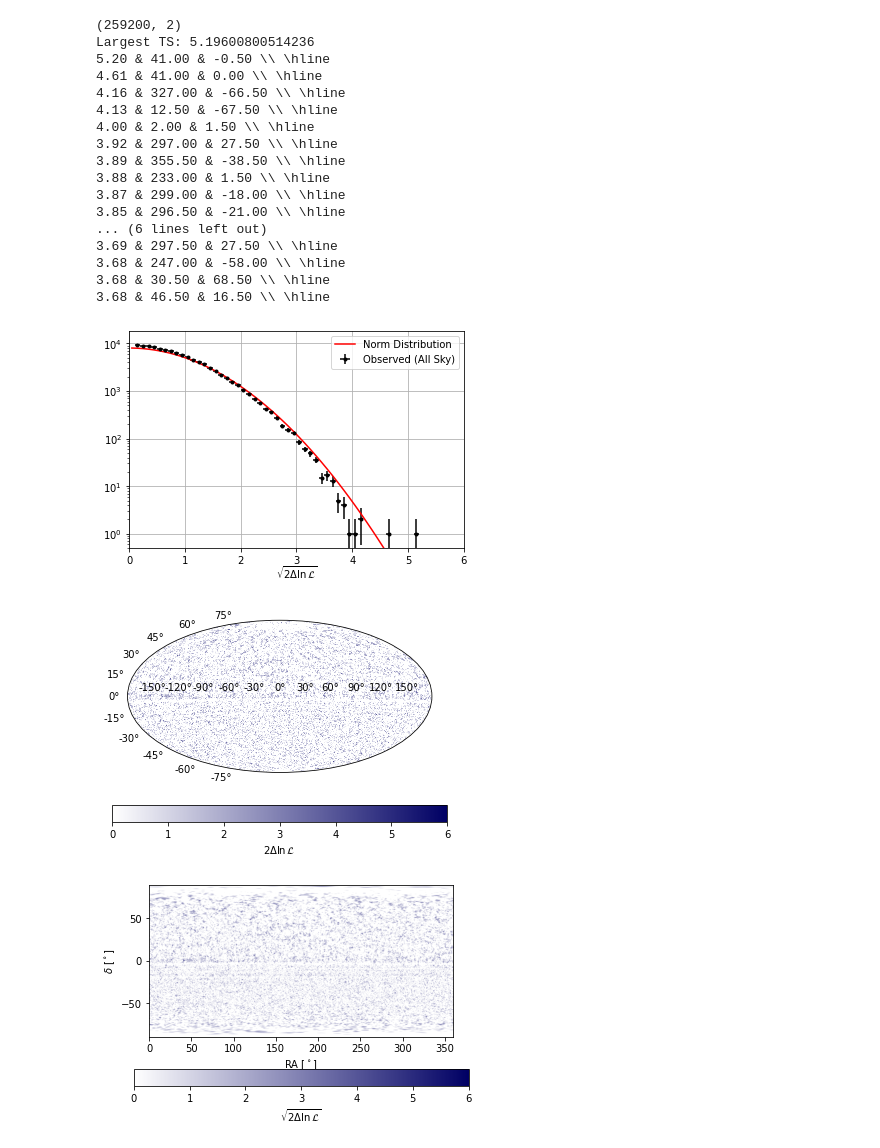
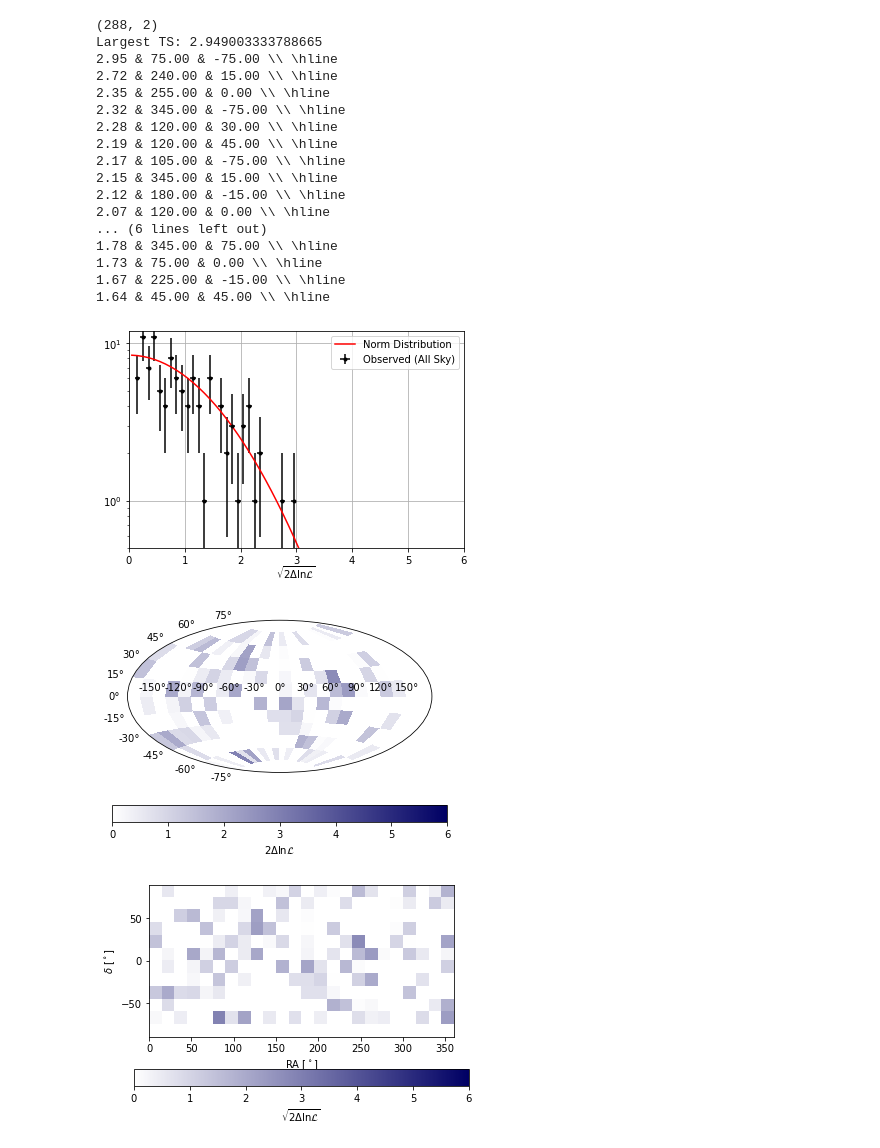
Before and after one commit to katherinemcd/public_icecube_data_analysis, a Jupyter notebook: A03p2_plot_likelihood_map_allsky.ipynb, the cells around one changed output. Cells and saved outputs as stored; diff of their text form; code cells hidden in the pictures.

```diff
--- a/A03p2_plot_likelihood_map_allsky.ipynb
+++ b/A03p2_plot_likelihood_map_allsky.ipynb
@@ -179,50 +84,50 @@ def main(fit_file_name, step_size=0.5):
     vals[:, 0] = np.linspace(1, 0/256, N)
     vals[:, 1] = np.linspace(1, 0/256, N)
     vals[:, 2] = np.linspace(1, 100/256, N)
     newcmp = ListedColormap(vals)
 
     ax = plt.subplot(111, projection="aitoff")
     pcolormesh = ax.pcolormesh(np.deg2rad(every_pt[:, :, 0])-np.pi,
                                np.deg2rad(every_pt[:, :, 1]),
                                sqrt_ts,
                                cmap=newcmp, vmin=0, vmax=6)
     cbar = plt.colorbar(pcolormesh, orientation="horizontal")
     cbar.set_label("$2 \Delta \ln \mathcal{L}$")
     plt.savefig("A03p2_fit_allsky_map_aitoff.png", dpi=300)
 
     plt.figure()
     plt.imshow(np.flip(sqrt_ts.transpose(), axis=0),
                cmap=newcmp, extent=(0, 360, -90, 90), vmin=0, vmax=6)
     plt.xlabel("RA [$^\circ$]")
     plt.ylabel("$\delta$ [$^\circ$]")
     cbar = plt.colorbar(orientation="horizontal")
     cbar.set_label("$\sqrt{2 \Delta \ln \mathcal{L}}$")
     plt.savefig("A03p2_fit_allsky_map_cart", dpi=300)
 
     plt.show()
 
 
 if __name__ == "__main__":
     fit_file_name = "./processed_data/calculated_fit_likelihood_map_allsky.npy"
-    main(fit_file_name, step_size=0.5)
+    main(fit_file_name, step_size=15)
 # %% [output]
-(259200, 2)
-Largest TS: 5.19600800514236
-5.20 & 41.00 & -0.50 \\ \hline
-4.61 & 41.00 & 0.00 \\ \hline
-4.16 & 327.00 & -66.50 \\ \hline
-4.13 & 12.50 & -67.50 \\ \hline
-4.00 & 2.00 & 1.50 \\ \hline
-3.92 & 297.00 & 27.50 \\ \hline
-3.89 & 355.50 & -38.50 \\ \hline
-3.88 & 233.00 & 1.50 \\ \hline
-3.87 & 299.00 & -18.00 \\ \hline
-3.85 & 296.50 & -21.00 \\ \hline
+(288, 2)
+Largest TS: 2.949003333788665
+2.95 & 75.00 & -75.00 \\ \hline
+2.72 & 240.00 & 15.00 \\ \hline
+2.35 & 255.00 & 0.00 \\ \hline
+2.32 & 345.00 & -75.00 \\ \hline
+2.28 & 120.00 & 30.00 \\ \hline
+2.19 & 120.00 & 45.00 \\ \hline
+2.17 & 105.00 & -75.00 \\ \hline
+2.15 & 345.00 & 15.00 \\ \hline
+2.12 & 180.00 & -15.00 \\ \hline
+2.07 & 120.00 & 0.00 \\ \hline
 ... (6 lines left out)
-3.69 & 297.50 & 27.50 \\ \hline
-3.68 & 247.00 & -58.00 \\ \hline
-3.68 & 30.50 & 68.50 \\ \hline
-3.68 & 46.50 & 16.50 \\ \hline
+1.78 & 345.00 & 75.00 \\ \hline
+1.73 & 75.00 & 0.00 \\ \hline
+1.67 & 225.00 & -15.00 \\ \hline
+1.64 & 45.00 & 45.00 \\ \hline
-[figure, old version]
+[figure, new version]
-[figure, old version]
+[figure, new version]
-[figure, old version]
+[figure, new version]
```
Also changed, not shown: parts of 1 cell of this notebook, 26 other files.
